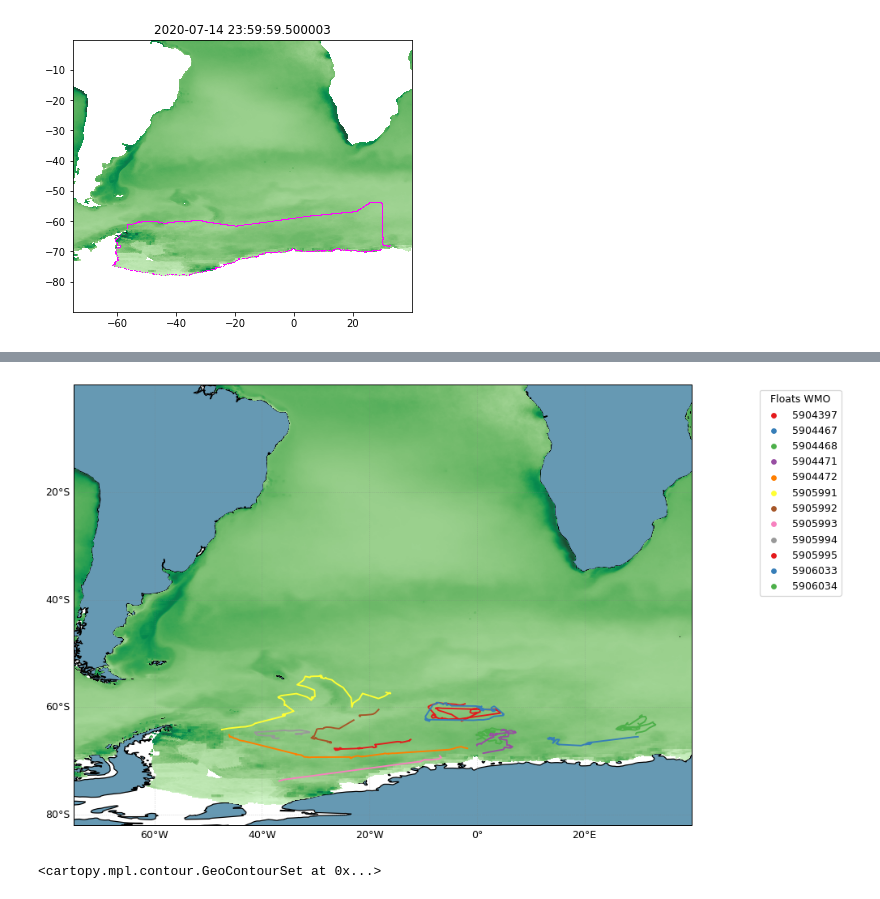
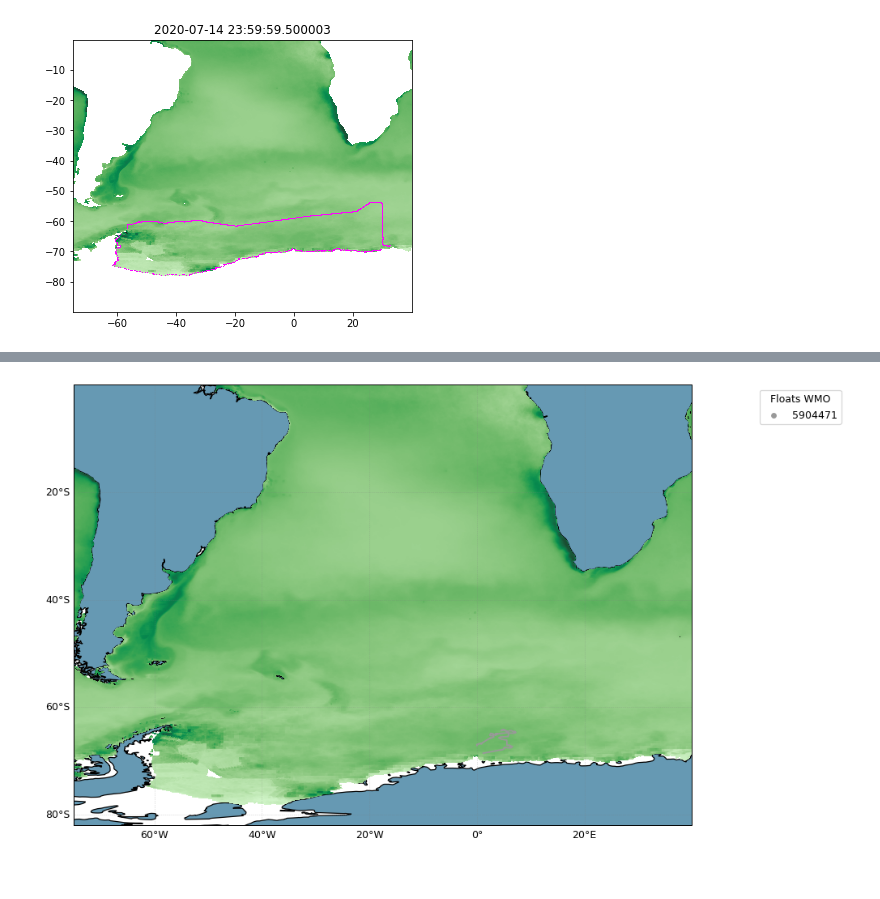
Before and after one commit to ClaraCDouglas/net_community_production, a Jupyter notebook: notebooks/Satellite_float_Matchup.ipynb, the cells around one changed output, grey strips where cells are left out. Saved outputs shown, nothing was run; the diff lists cells and outputs as text; code cells hidden in the pictures.

```diff
--- a/notebooks/Satellite_float_Matchup.ipynb
+++ b/notebooks/Satellite_float_Matchup.ipynb
@@ -146,6 +168,8 @@ def chl_underornoice(data,yix):
 # %%
 def nosat_chl(data,yix):
     ## What is happening to the chl when the satellite isn't seeing the ice-free waters (from ~mid March)?
+    Mar2214=datetime.datetime(2014,3,22)
+    decmar14=pyasl.decimalYear(Mar2214)
     Mar3015=datetime.datetime(2015,3,30)
     decmar15=pyasl.decimalYear(Mar3015)
     Mar2116=datetime.datetime(2016,3,21)
@@ -165,7 +189,9 @@ def nosat_chl(data,yix):
         smol=decy>=(yix-0.5)
         tol=decy<(yix+0.5)
         icefree=AllFloats[FLOAT.gr["WMO_code"]]['underice_yesno'][i]==0
-        if yix==2015:
+        if yix==2014:
+            mar=decy>=decmar14
+        elif yix==2015:
             mar=decy>=decmar15
         elif yix==2016:
             mar=decy>decmar16
@@ -194,7 +220,7 @@ def nosat_chl(data,yix):
 ## Load in satellite data
 # %%
 rootdir = '../data/interim/'
-satfiles = sorted(glob.glob(rootdir+"/*nans.nc"))
+satfiles = sorted(glob.glob(rootdir+"/*.nc")) #nans
 print(satfiles)
 
 fd=xr.open_dataset(satfiles[0])
@@ -237,11 +263,11 @@ One at a time for the moment
 # %%
 file_folder = "../data/raw/WGfloats/" # specify directory relative to location of notebook #SOCCOM_HiResQC_LIAR_21Dec2021_netcdf # WGfloats
 ###    For single float:
-#float_number = "5904471" #7900918 #9094/5904471 #5904397
-#files = sorted(glob.glob(file_folder+"/*"+float_number+"*.nc"))
-#print(files)
+float_number = "5904471" #7900918 #9094/5904471 #5904397
+files = sorted(glob.glob(file_folder+"/*"+float_number+"*.nc"))
+print(files)
 #uses the function that reads and grids the data
-#FLOAT = grids_one_buoy(files[0],display_info = False, DO_ml_crit = 2.5, clear_short = True)
+FLOAT = grids_one_buoy(files[0],display_info = False, DO_ml_crit = 2.5, clear_short = True)
 #print("This float is WMO code: %s"%(FLOAT.gr["WMO_code"]))
 
 ###    For all floats:
@@ -515,0 +645,7 @@ array([-9999.])
+# %%
+rootdir = '../data/interim/'
+satfiles = sorted(glob.glob(rootdir+"/*nans.nc")) #nans
+print(satfiles)
+
+fd=xr.open_dataset(satfiles[0])
+#display(fd)
@@ -574,17 +693,13 @@ Type:      method
 # %%
 #!pip install argopy
 from argopy import IndexFetcher as ArgoIndexFetcher
 #fig, ax = plt.subplots(figsize = (20, 8))
 #for n, float_ in enumerate(float_ID[0:1]):
 fid=float_ID[:].tolist()
-idx = ArgoIndexFetcher().float(fid).load()
+idx = ArgoIndexFetcher().float(5904471).load() #float(fid)
 fig, ax = idx.plot('trajectory', figsize=(20, 8))
 ax.contourf(fd.lon,fd.lat,npp_mean.T,300, cmap = cmocean.cm.algae)
 
 box = ax0.plot([ANDbox[:,0]],[ANDbox[:,1]],color='maroon', marker=',', linestyle='dashed',linewidth=1.5, markersize=1.5)
 # %% [output]
-[figure, old version]
+[figure, new version]
-# %%
-ax.contourf(fd.lon,fd.lat,fd.npp[slice].T,300, cmap = cmocean.cm.algae)
-# %% [output]
-<cartopy.mpl.contour.GeoContourSet at 0x...>
```
Also changed, not shown: parts of 13 cells of this notebook, 1 other file.
